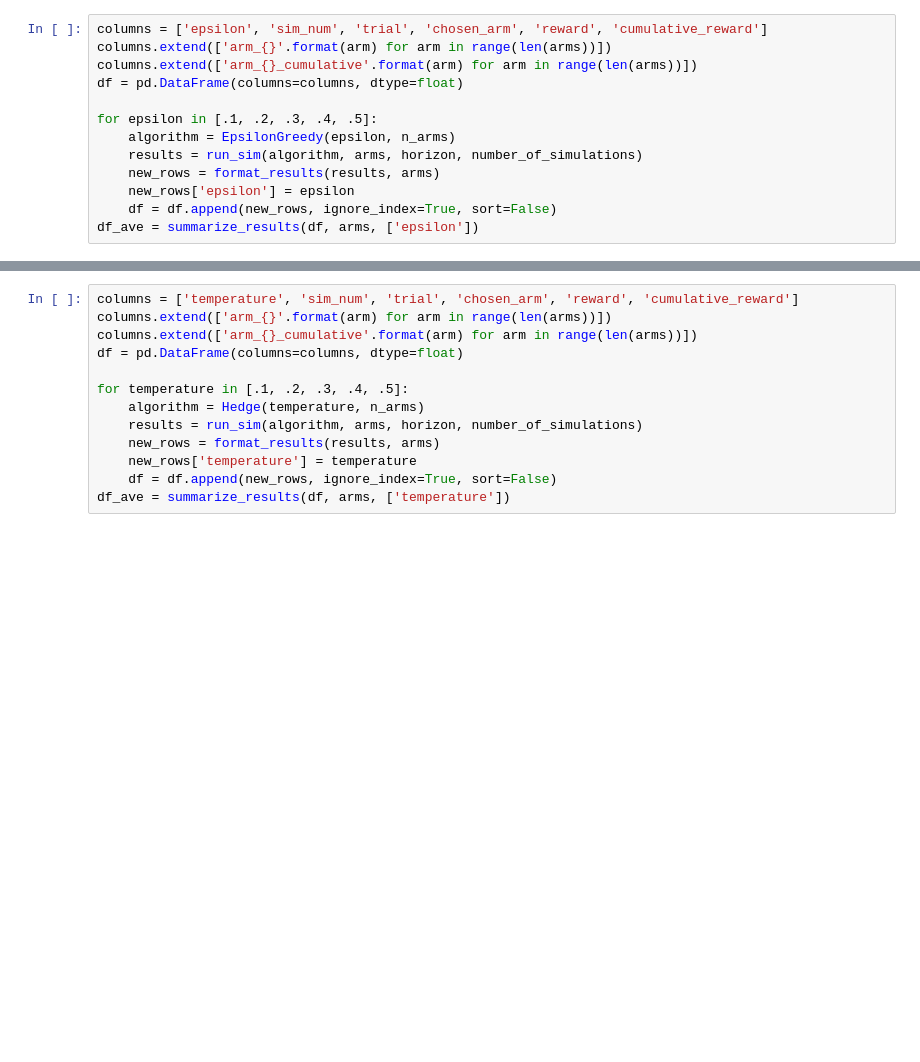
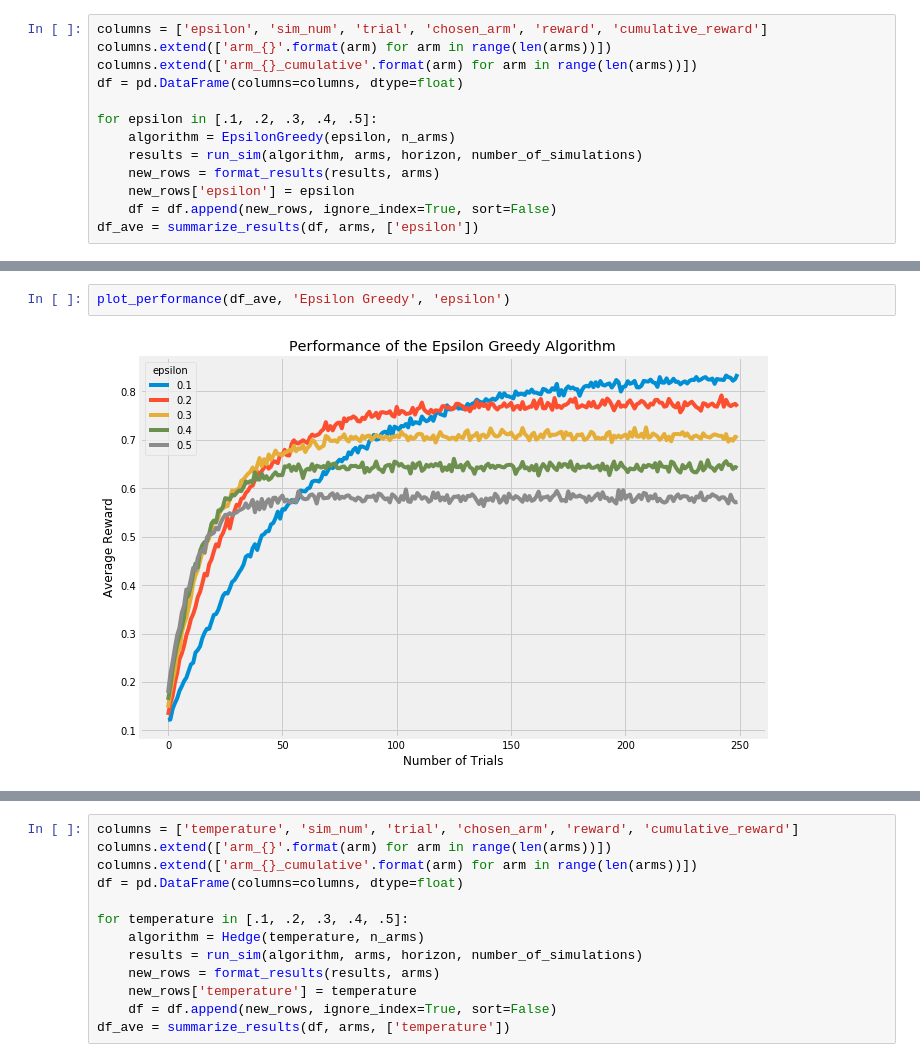
Before and after one commit to raffg/multi_armed_bandit, a Jupyter notebook: monte_carlo.ipynb, the cells around one changed output, grey strips where cells are left out. Saved outputs shown, nothing was run; the diff lists cells and outputs as text; blank space fills up the shorter version.

```diff
--- a/monte_carlo.ipynb
+++ b/monte_carlo.ipynb
@@ -88,0 +61,4 @@ plot_cumulative_reward(df_ave)
+# %%
+plot_performance(df_ave, 'Epsilon Greedy', 'epsilon')
+# %% [output]
+[figure, added]
```
Also changed, not shown: parts of 101 cells of this notebook, 4 other files.
